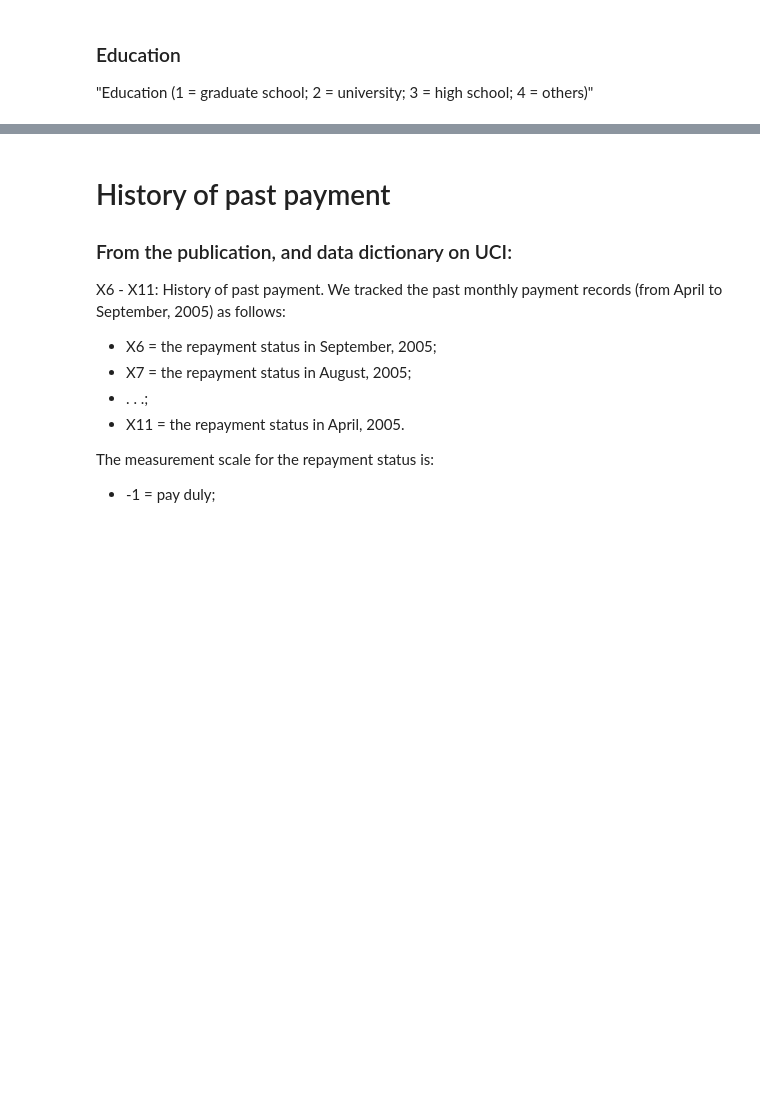
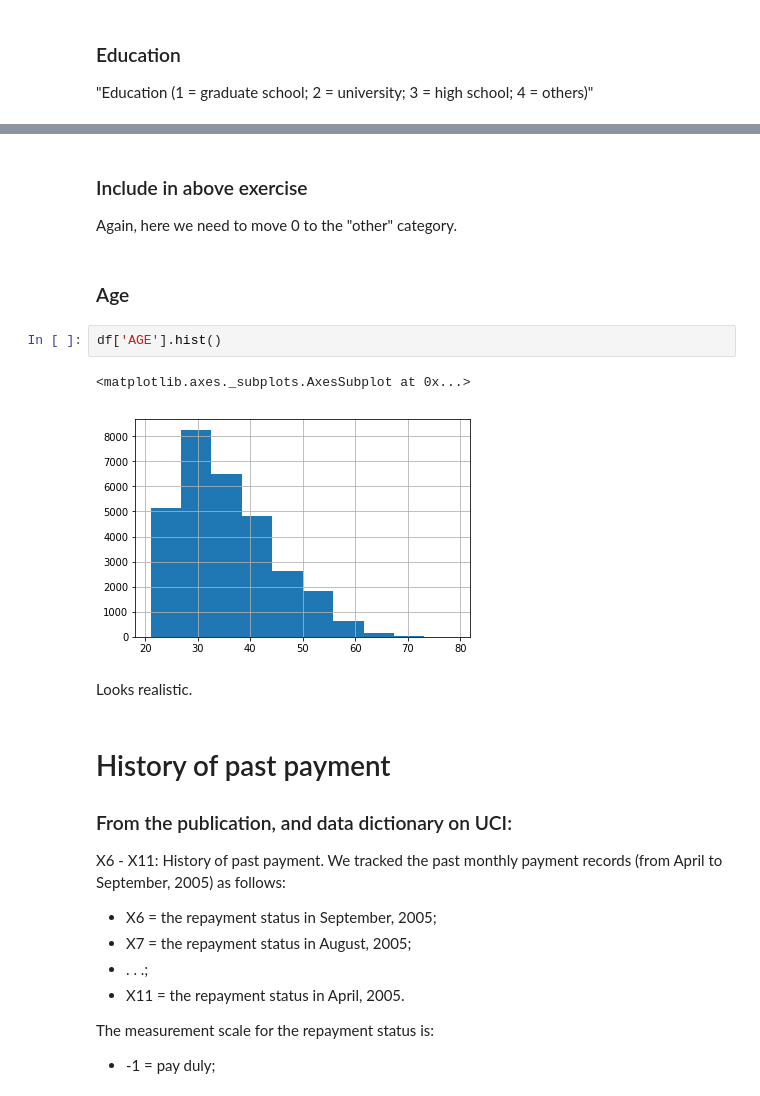
Before and after one commit to klostest/Case_Study_Approach_prep_work, a Jupyter notebook: data_exploration_v2.ipynb, the cells around one changed output, grey strips where cells are left out. Drawn from its saved outputs; the diff is of its cells as text; blank space fills up the shorter version.

Commit message:
ID duplication procedure and other suggested exercises

```diff
--- a/data_exploration_v2.ipynb
+++ b/data_exploration_v2.ipynb
@@ -148,3 +415,15 @@ array(['ID', 'LIMIT_BAL', 'SEX', 'EDUCATION', 'MARRIAGE', 'AGE', 'PAY_0',
+# %% [markdown]
+### Include in above exercise
+Again, here we need to move 0 to the "other" category.
+# %% [markdown]
+### Age
+# %%
+df['AGE'].hist()
+# %% [output]
+<matplotlib.axes._subplots.AxesSubplot at 0x...>
+[figure, added]
+# %% [markdown]
+Looks realistic.
 # %% [markdown]
 # History of past payment
 
```
Also changed, not shown: parts of 104 cells of this notebook.
